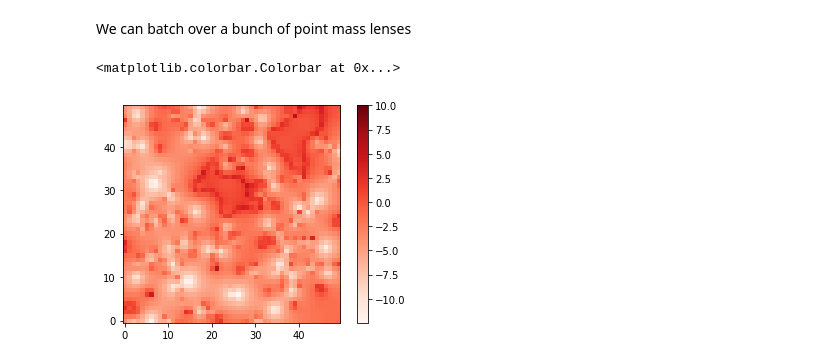
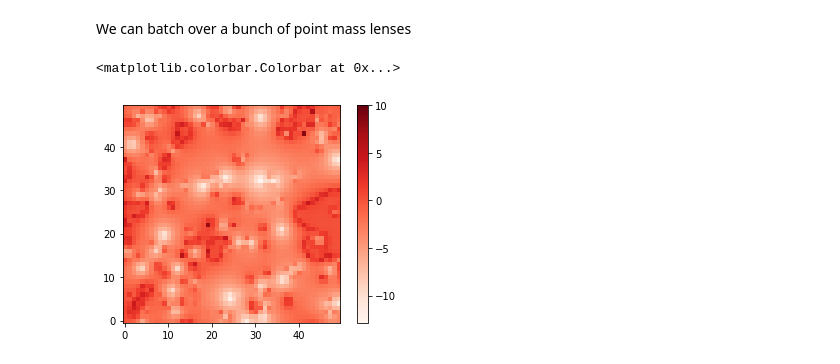
Before and after one commit to Ciela-Institute/caustic-analyses, a Jupyter notebook: notebooks/magnification.ipynb, the cells around one changed output. Saved outputs shown, nothing was run; the diff lists cells and outputs as text; code cells hidden in the pictures.

Commit message:
add magnification demo

```diff
--- a/notebooks/magnification.ipynb
+++ b/notebooks/magnification.ipynb
@@ -106,6 +106,7 @@ thx0s = fov * (torch.rand(n_pts) - 0.5)
 thy0s = fov * (torch.rand(n_pts) - 0.5)
 th_eins = 0.5 * torch.randn(n_pts).abs()
 
+in_dims = 5 * (None,) + 3 * (0,)
 raytrace_vmap = functorch.vmap(lens.raytrace, in_dims=in_dims)
 
 # Plumbing
@@ -134,6 +122,24 @@ mag = F.avg_pool2d(_mag_fine[None, None, :, :], upsample_factor)[0, 0]
 # %%
+n_pts = 100
+thx0s = fov * (torch.rand(n_pts) - 0.5)
+thy0s = fov * (torch.rand(n_pts) - 0.5)
+th_eins = 0.5 * torch.randn(n_pts).abs()
+
+_mag_fine = get_magnification(
+    partial(raytrace_vmap, lens.alpha),
+    _thx_fine,
+    _thy_fine,
+    z_l,
+    z_s,
+    cosmology,
+    thx0s,
+    thy0s,
+    th_eins,
+)
+mag = F.avg_pool2d(_mag_fine[None, None, :, :], upsample_factor)[0, 0]
+
 plt.imshow(mag.log(), origin="lower", cmap="Reds", vmax=10)
 plt.colorbar()
 # %% [output]
 <matplotlib.colorbar.Colorbar at 0x...>
-[figure, old version]
+[figure, new version]
```
Also changed, not shown: parts of 2 cells of this notebook.
